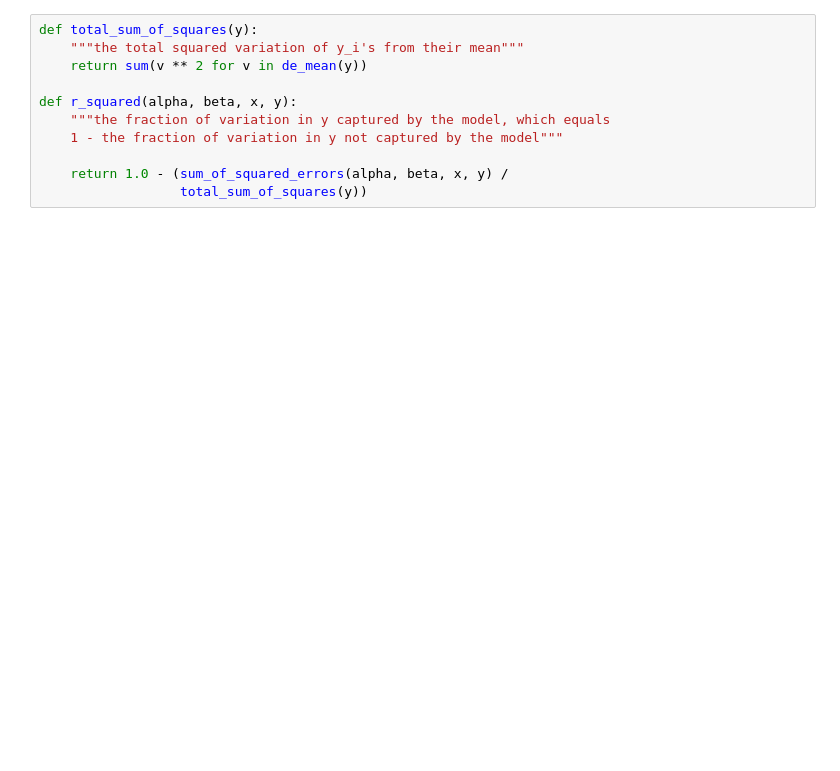
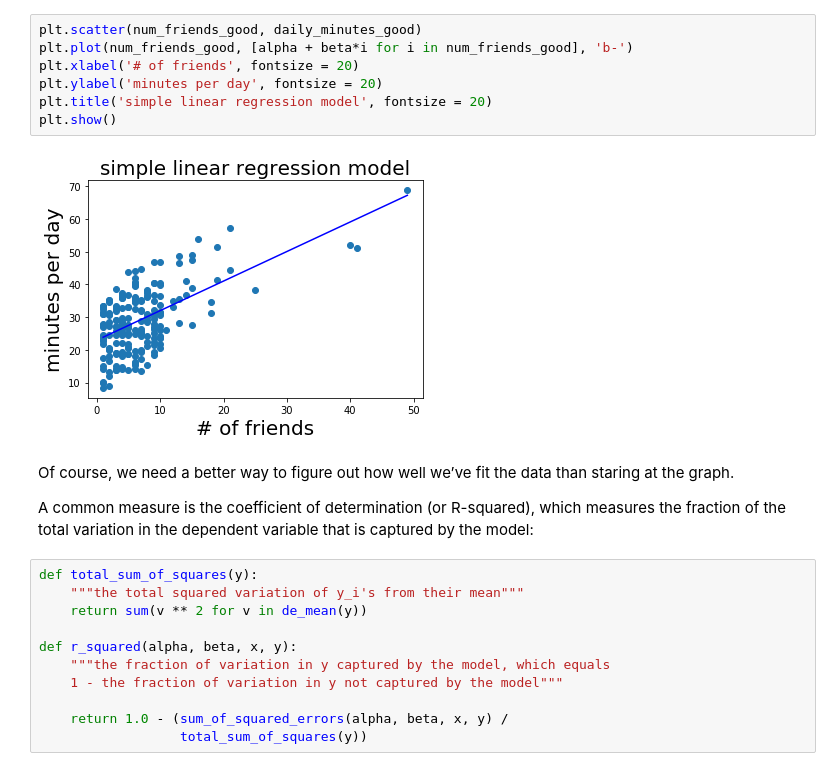
Before and after one commit to SocratesClub/datascience, a Jupyter notebook: data-science-from-scratch/code-python3/14.regression.ipynb, the cells around one changed output. Drawn from its saved outputs; the diff is of its cells as text; blank space fills up the shorter version.

```diff
--- a/data-science-from-scratch/code-python3/14.regression.ipynb
+++ b/data-science-from-scratch/code-python3/14.regression.ipynb
@@ -24,3 +71,16 @@ def least_squares_fit(x,y):
+# %%
+plt.scatter(num_friends_good, daily_minutes_good)
+plt.plot(num_friends_good, [alpha + beta*i for i in num_friends_good], 'b-')
+plt.xlabel('# of friends', fontsize = 20)
+plt.ylabel('minutes per day', fontsize = 20)
+plt.title('simple linear regression model', fontsize = 20)
+plt.show()
+# %% [output]
+[figure, added]
+# %% [markdown]
+Of course, we need a better way to figure out how well we’ve fit the data than staring at the graph.
+
+A common measure is the coefficient of determination (or R-squared), which measures the fraction of the total variation in the dependent variable that is captured by the model:
 # %%
 def total_sum_of_squares(y):
     """the total squared variation of y_i's from their mean"""
```
Also changed, not shown: parts of 27 cells of this notebook, 5 other files.
